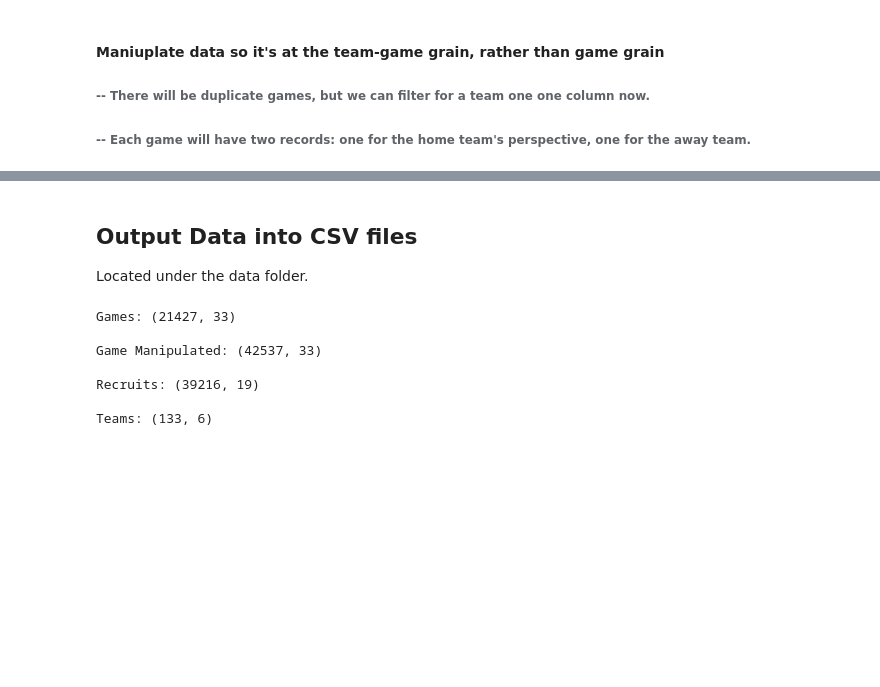
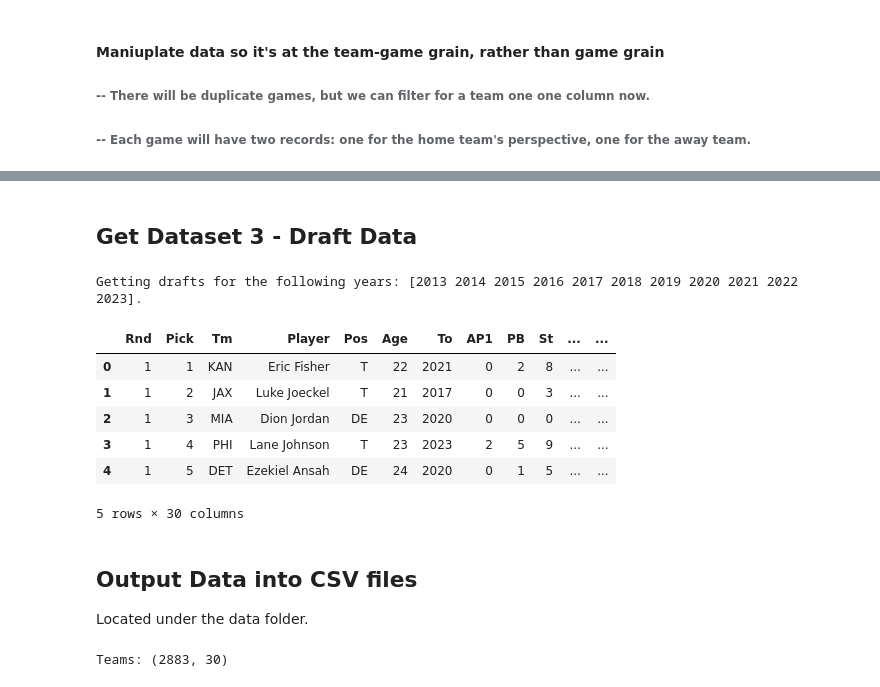
Before and after one commit to aserban13/SIADS593-MilestoneI, a Jupyter notebook: notebooks/1_pull_data.ipynb, the cells around one changed output, grey strips where cells are left out. Cells and saved outputs as stored; diff of their text form; code cells hidden in the pictures; blank space fills up the shorter version.

Commit message:
Add in the draft data

```diff
--- a/notebooks/1_pull_data.ipynb
+++ b/notebooks/1_pull_data.ipynb
@@ -303,3 +305,5 @@ df_manipulated_games.head()
 | 2 | 671 | 332782579 | 2013 | 6 | regular | 2013-10-05T23:30:00.000Z | None | True | False | ... |
 | 3 | 1011 | 333062579 | 2013 | 10 | regular | 2013-11-02T16:21:00.000Z | None | True | False | ... |
 | 4 | 1295 | 333202579 | 2013 | 12 | regular | 2013-11-17T00:00:00.000Z | None | True | False | ... |
+# %% [markdown]
+## Get Dataset 3 - Draft Data
@@ -306,3 +315,52 @@ df_manipulated_games.head()
+# %%
+def get_draft_data(year):
+    url = f"https://www.pro-football-reference.com/years/{year}/draft.htm"
+    response = requests.get(url)
+
+    # Check if the request was successful (status code 200)
+    if response.status_code == 200:
+        # Parse the HTML content of the page
+        soup = BeautifulSoup(response.content, 'html.parser')
+
+        # Find the table containing the draft data
+        table = soup.find('table')
+
+        # Use Pandas to read the HTML table into a DataFrame
+        df = pd.read_html(str(table))[0].droplevel(0, axis=1)
+        return df
+    else:
+        print("Failed to retrieve data. Status Code:", response.status_code)
+
+def combine_draft_data(start_year, end_year):
+
+    years = np.arange(start_year, end_year, 1)
+    print(f'Getting drafts for the following years: {years}. ')
+
+    df_draft = pd.DataFrame()
+    for idx, year in enumerate(years):
+        if idx == 0:
+            df_draft = get_draft_data(years[0])
+            df_draft['draft_year'] = year
+        else:
+            data_draft = get_draft_data(year)
+            data_draft['draft_year'] = year
+            df_draft = pd.concat([df_draft, data_draft], axis=0)
+    return df_draft
+# %%
+# get draft data to include 2023
+df_draft = combine_draft_data(start_year_timeframe, end_year_timeframe+1)
+# %% [output]
+Getting drafts for the following years: [2013 2014 2015 2016 2017 2018 2019 2020 2021 2022 2023].
+# %%
+df_draft.head()
+# %% [output]
+|  | Rnd | Pick | Tm | Player | Pos | Age | To | AP1 | PB | St | ... | ... |
+| 0 | 1 | 1 | KAN | Eric Fisher | T | 22 | 2021 | 0 | 2 | 8 | ... | ... |
+| 1 | 1 | 2 | JAX | Luke Joeckel | T | 21 | 2017 | 0 | 0 | 3 | ... | ... |
+| 2 | 1 | 3 | MIA | Dion Jordan | DE | 23 | 2020 | 0 | 0 | 0 | ... | ... |
+| 3 | 1 | 4 | PHI | Lane Johnson | T | 23 | 2023 | 2 | 5 | 9 | ... | ... |
+| 4 | 1 | 5 | DET | Ezekiel Ansah | DE | 24 | 2020 | 0 | 1 | 5 | ... | ... |
+5 rows × 30 columns
 # %% [markdown]
 ## Output Data into CSV files
 
@@ -317,11 +376,6 @@ print(f'Games: {df_games.shape}\n')
 print(f'Game Manipulated: {df_manipulated_games.shape}\n')
 print(f'Recruits: {df_recruits.shape}\n')
 print(f'Teams: {df_teams.shape}\n')
+print(f'Teams: {df_draft.shape}\n')
 # %% [output]
-Games: (21427, 33)
-
-Game Manipulated: (42537, 33)
-
-Recruits: (39216, 19)
-
-Teams: (133, 6)
+Teams: (2883, 30)
```
Also changed, not shown: parts of 3 cells of this notebook, 2 other files.
